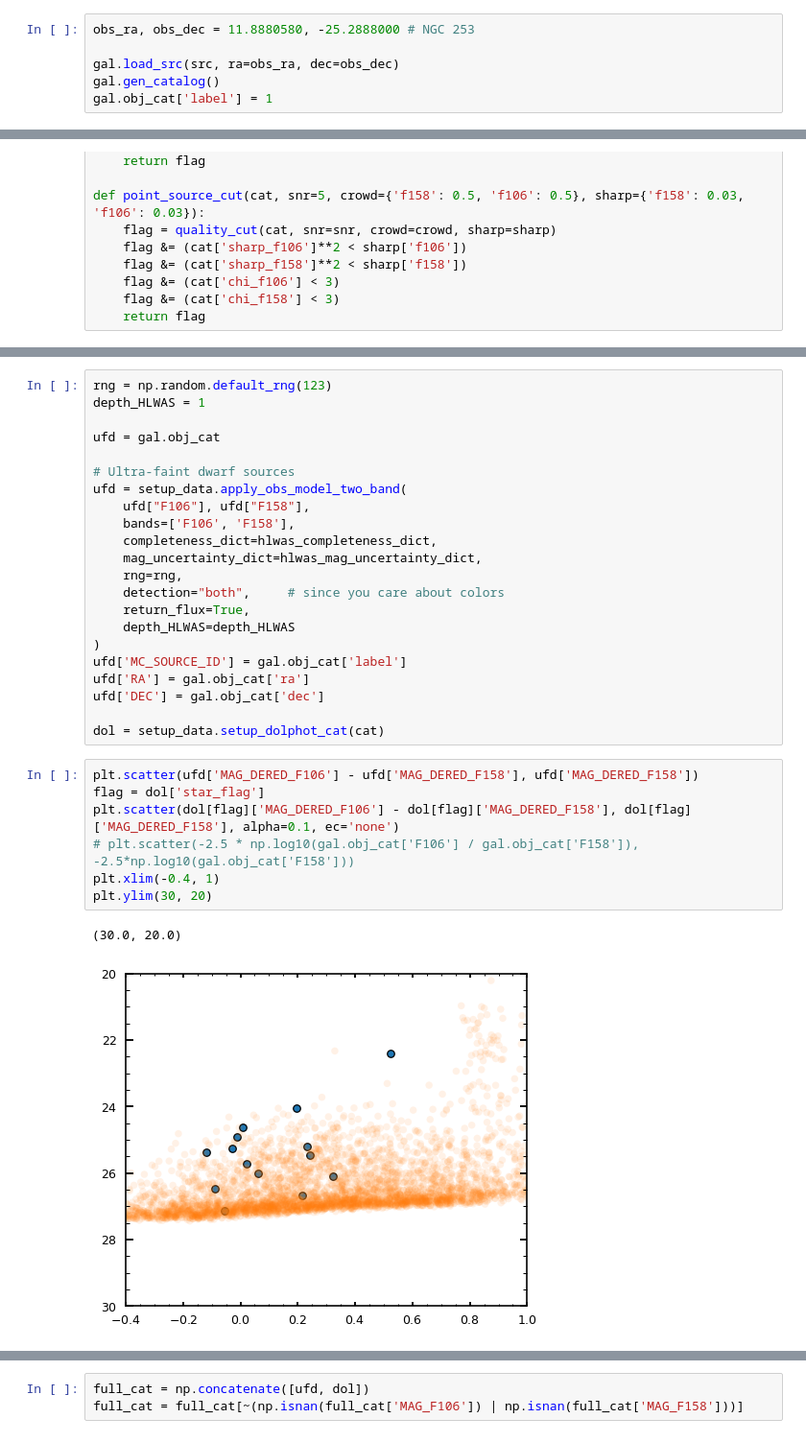
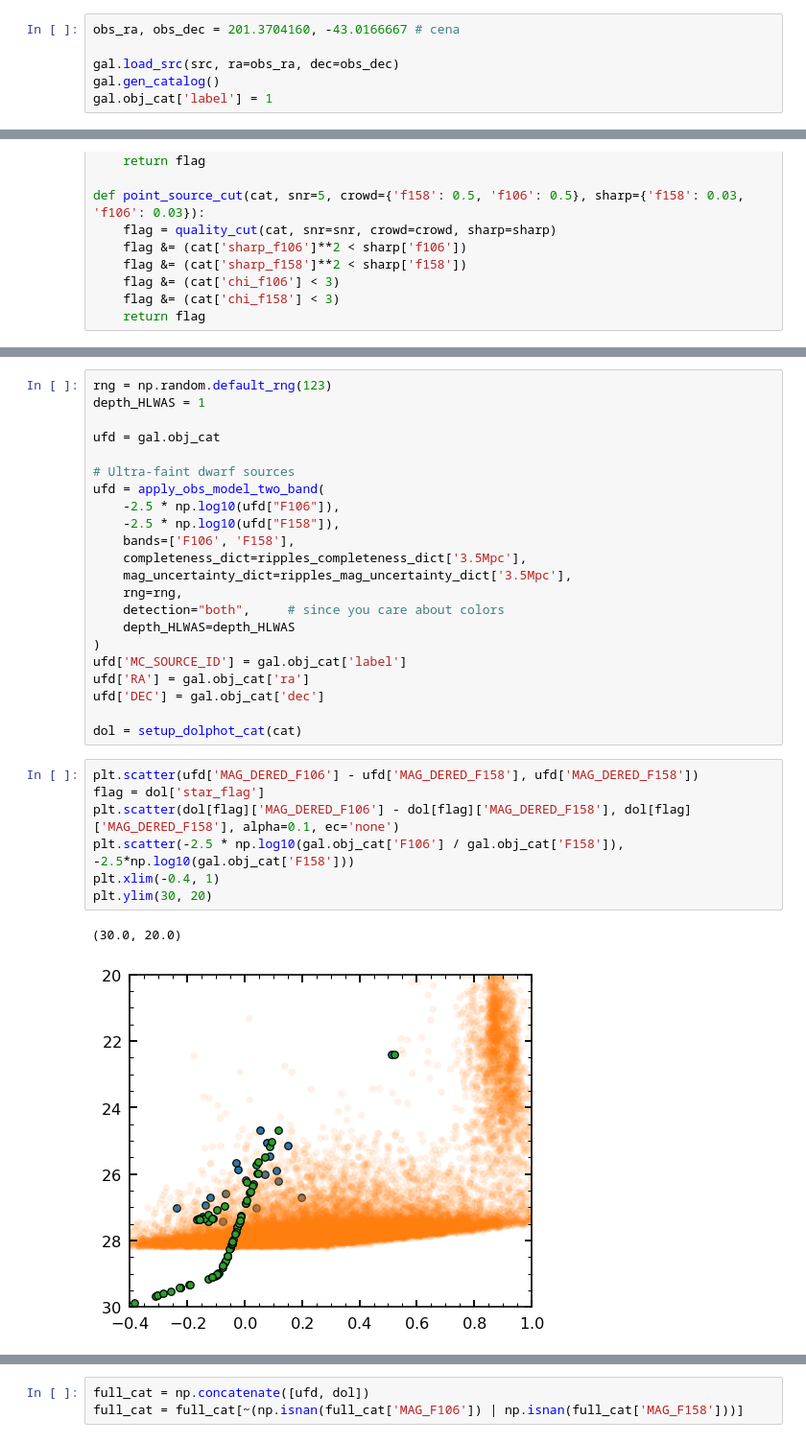
Before and after one commit to AstroJacobLi/Rosesim, a Jupyter notebook: notebook/Rosesim/simple/05_UFD_detection.ipynb, the cells around one changed output, grey strips where cells are left out. Shown at 96% size. Cells and saved outputs as stored; diff of their text form.

```diff
--- a/notebook/Rosesim/simple/05_UFD_detection.ipynb
+++ b/notebook/Rosesim/simple/05_UFD_detection.ipynb
@@ -93,7 +97,7 @@ Total mag from stars 21.905905111318745
 Total mag fron smooth 22.396342548527237
 SB of smooth 28.873311610651175
 # %%
-obs_ra, obs_dec = 11.8880580, -25.2888000 # NGC 253
+obs_ra, obs_dec = 201.3704160, -43.0166667 # cena
 
 gal.load_src(src, ra=obs_ra, dec=obs_dec)
 gal.gen_catalog()
@@ -171,28 +164,28 @@ depth_HLWAS = 1
 ufd = gal.obj_cat
 
 # Ultra-faint dwarf sources
-ufd = setup_data.apply_obs_model_two_band(
-    ufd["F106"], ufd["F158"],
+ufd = apply_obs_model_two_band(
+    -2.5 * np.log10(ufd["F106"]),
+    -2.5 * np.log10(ufd["F158"]),
     bands=['F106', 'F158'],
-    completeness_dict=hlwas_completeness_dict,
-    mag_uncertainty_dict=hlwas_mag_uncertainty_dict,
+    completeness_dict=ripples_completeness_dict['3.5Mpc'],
+    mag_uncertainty_dict=ripples_mag_uncertainty_dict['3.5Mpc'],
     rng=rng,
     detection="both",     # since you care about colors
-    return_flux=True,
     depth_HLWAS=depth_HLWAS
 )
 ufd['MC_SOURCE_ID'] = gal.obj_cat['label']
 ufd['RA'] = gal.obj_cat['ra']
 ufd['DEC'] = gal.obj_cat['dec']
 
-dol = setup_data.setup_dolphot_cat(cat)
+dol = setup_dolphot_cat(cat)
 # %%
 plt.scatter(ufd['MAG_DERED_F106'] - ufd['MAG_DERED_F158'], ufd['MAG_DERED_F158'])
 flag = dol['star_flag']
 plt.scatter(dol[flag]['MAG_DERED_F106'] - dol[flag]['MAG_DERED_F158'], dol[flag]['MAG_DERED_F158'], alpha=0.1, ec='none')
-# plt.scatter(-2.5 * np.log10(gal.obj_cat['F106'] / gal.obj_cat['F158']), -2.5*np.log10(gal.obj_cat['F158']))
+plt.scatter(-2.5 * np.log10(gal.obj_cat['F106'] / gal.obj_cat['F158']), -2.5*np.log10(gal.obj_cat['F158']))
 plt.xlim(-0.4, 1)
 plt.ylim(30, 20)
 # %% [output]
 (30.0, 20.0)
-[figure, old version]
+[figure, new version]
```
Also changed, not shown: parts of 25 cells of this notebook, 46 other files.
